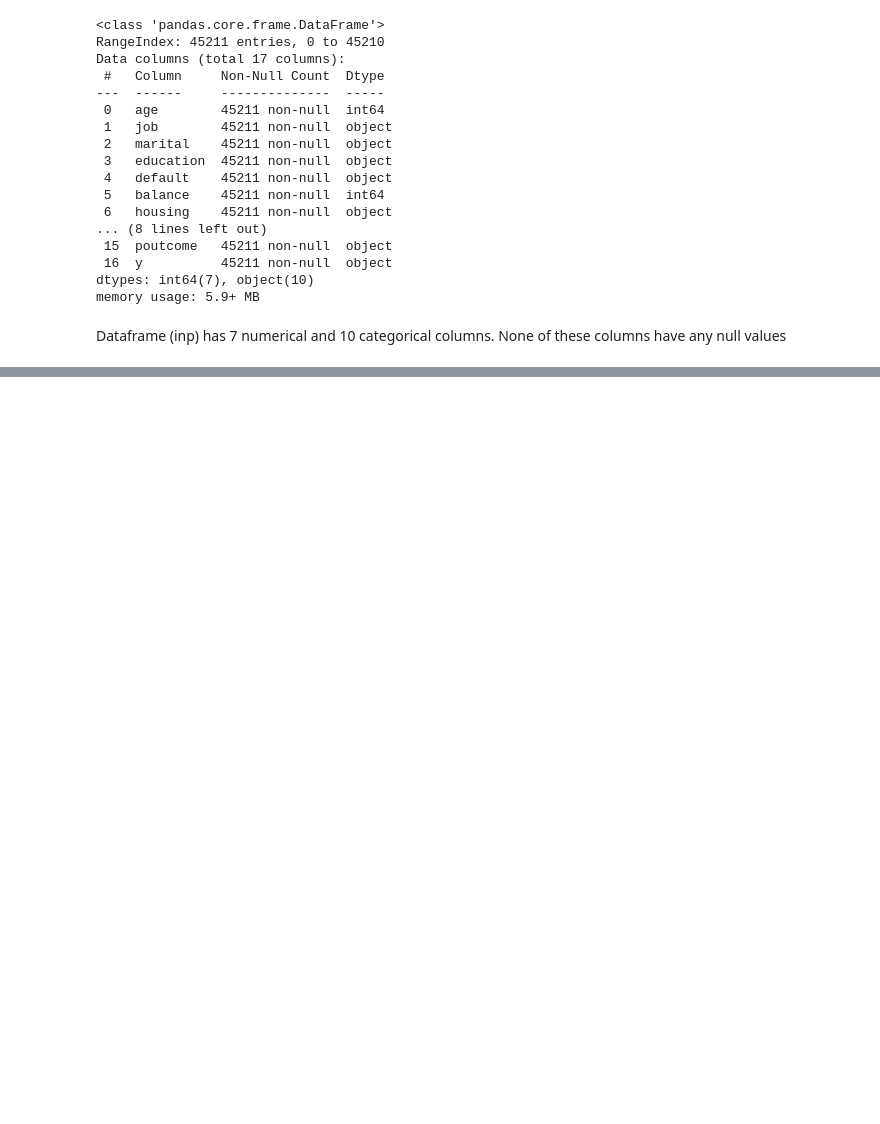
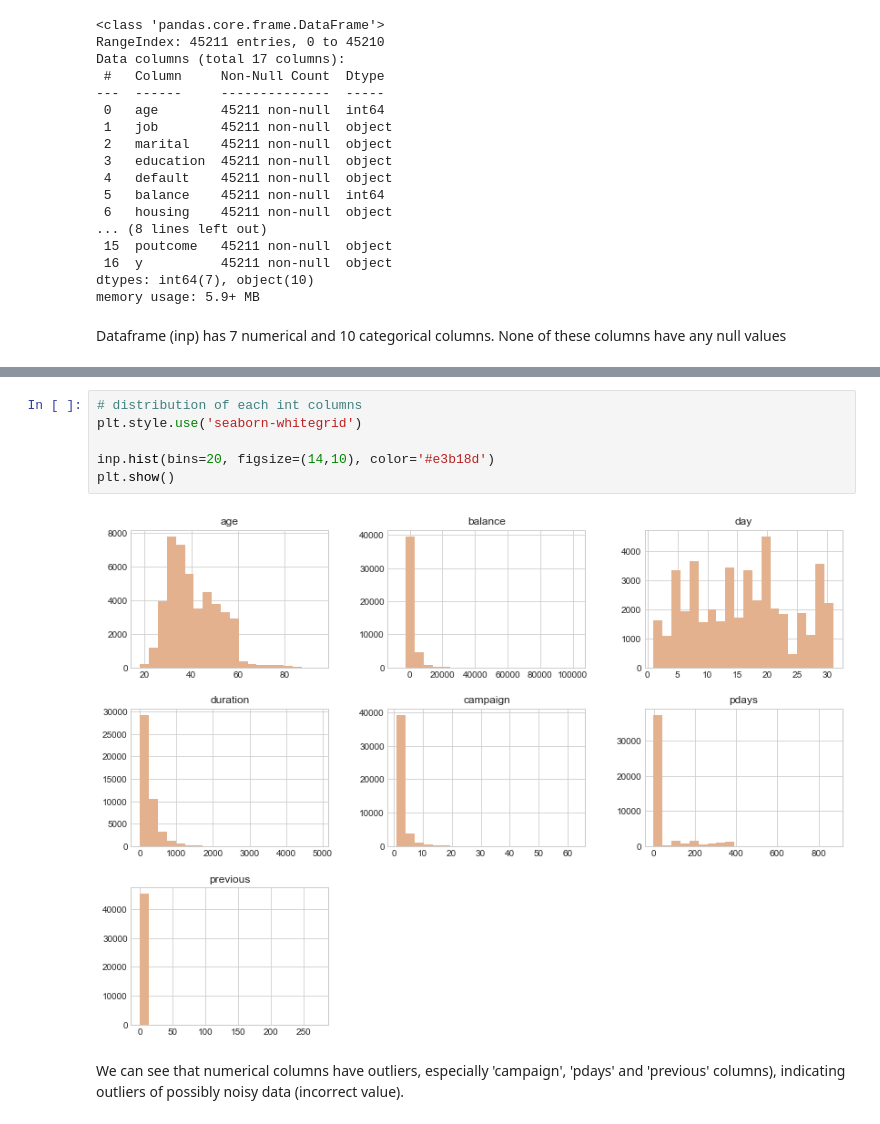
Before and after one commit to altaafkhan/term-deposit-analysis, a Jupyter notebook: script/term_deposit.ipynb, the cells around one changed output, grey strips where cells are left out. Saved outputs shown, nothing was run; the diff lists cells and outputs as text; blank space fills up the shorter version.

```diff
--- a/script/term_deposit.ipynb
+++ b/script/term_deposit.ipynb
@@ -62,0 +83,10 @@ Dataframe (inp) has 7 numerical and 10 categorical columns. None of these column
+# %%
+# distribution of each int columns
+plt.style.use('seaborn-whitegrid')
+
+inp.hist(bins=20, figsize=(14,10), color='#e3b18d')
+plt.show()
+# %% [output]
+[figure, added]
+# %% [markdown]
+We can see that numerical columns have outliers, especially 'campaign', 'pdays' and 'previous' columns), indicating outliers of possibly noisy data (incorrect value).
```
Also changed, not shown: parts of 3 cells of this notebook.
